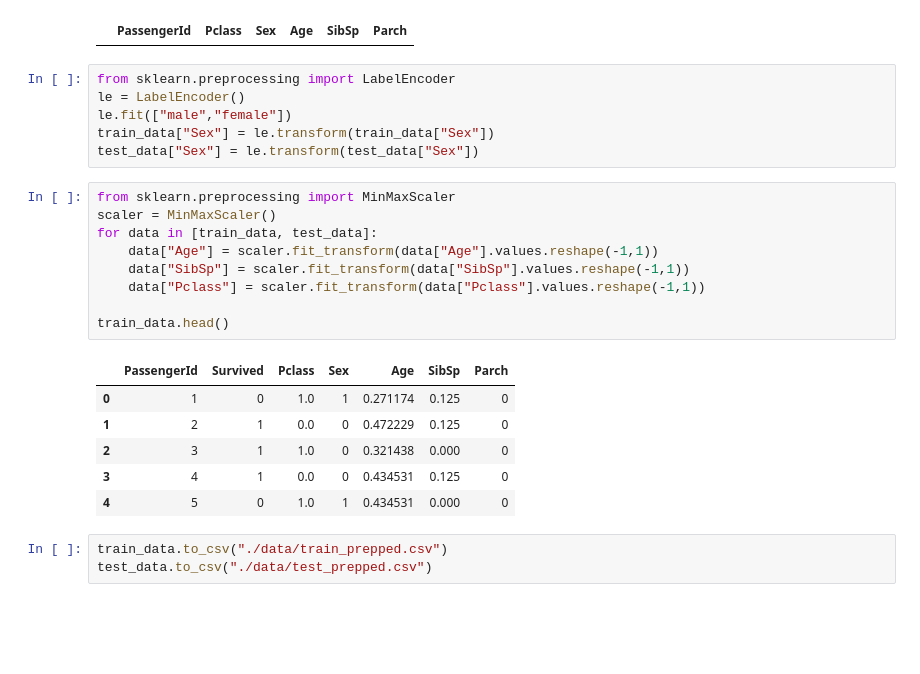
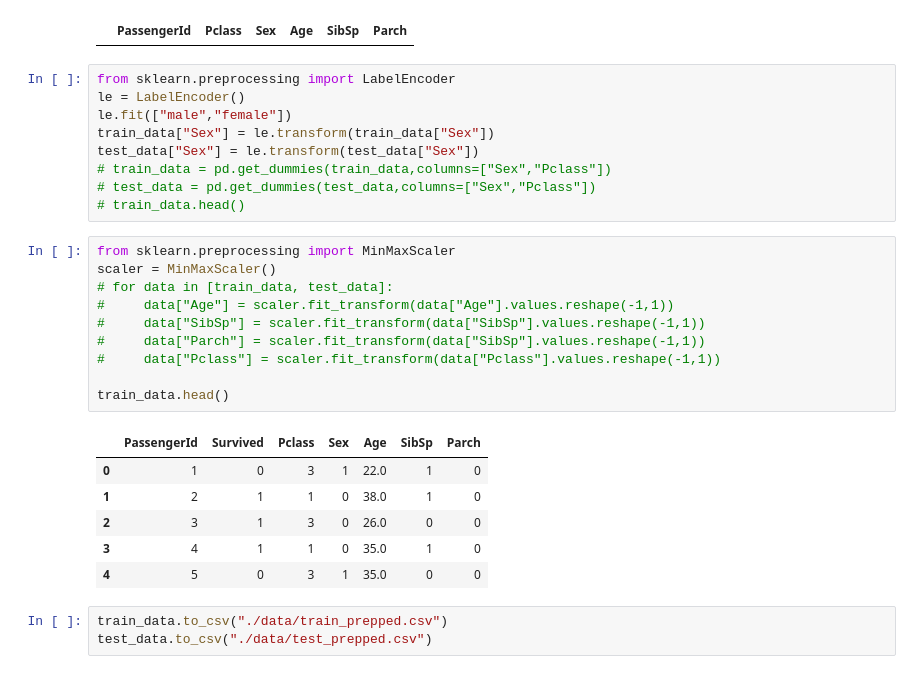
Before and after one commit to rcstilborn/Kaggle, a Jupyter notebook: Titanic/Titanic.ipynb, the cells around one changed output. Drawn from its saved outputs; the diff is of its cells as text; blank space fills up the shorter version.

Commit message:
Took out normalization of Age, Parch, sinSp, and Pclass and improved!

```diff
--- a/Titanic/Titanic.ipynb
+++ b/Titanic/Titanic.ipynb
@@ -121,22 +130,26 @@ le = LabelEncoder()
 le.fit(["male","female"])
 train_data["Sex"] = le.transform(train_data["Sex"])
 test_data["Sex"] = le.transform(test_data["Sex"])
+# train_data = pd.get_dummies(train_data,columns=["Sex","Pclass"])
+# test_data = pd.get_dummies(test_data,columns=["Sex","Pclass"])
+# train_data.head()
 # %%
 from sklearn.preprocessing import MinMaxScaler
 scaler = MinMaxScaler()
-for data in [train_data, test_data]:
-    data["Age"] = scaler.fit_transform(data["Age"].values.reshape(-1,1))
-    data["SibSp"] = scaler.fit_transform(data["SibSp"].values.reshape(-1,1))
-    data["Pclass"] = scaler.fit_transform(data["Pclass"].values.reshape(-1,1))
+# for data in [train_data, test_data]:
+#     data["Age"] = scaler.fit_transform(data["Age"].values.reshape(-1,1))
+#     data["SibSp"] = scaler.fit_transform(data["SibSp"].values.reshape(-1,1))
+#     data["Parch"] = scaler.fit_transform(data["SibSp"].values.reshape(-1,1))
+#     data["Pclass"] = scaler.fit_transform(data["Pclass"].values.reshape(-1,1))
 
 train_data.head()
 # %% [output]
 |  | PassengerId | Survived | Pclass | Sex | Age | SibSp | Parch |
-| 0 | 1 | 0 | 1.0 | 1 | 0.271174 | 0.125 | 0 |
-| 1 | 2 | 1 | 0.0 | 0 | 0.472229 | 0.125 | 0 |
-| 2 | 3 | 1 | 1.0 | 0 | 0.321438 | 0.000 | 0 |
-| 3 | 4 | 1 | 0.0 | 0 | 0.434531 | 0.125 | 0 |
-| 4 | 5 | 0 | 1.0 | 1 | 0.434531 | 0.000 | 0 |
+| 0 | 1 | 0 | 3 | 1 | 22.0 | 1 | 0 |
+| 1 | 2 | 1 | 1 | 0 | 38.0 | 1 | 0 |
+| 2 | 3 | 1 | 3 | 0 | 26.0 | 0 | 0 |
+| 3 | 4 | 1 | 1 | 0 | 35.0 | 1 | 0 |
+| 4 | 5 | 0 | 3 | 1 | 35.0 | 0 | 0 |
 # %%
 train_data.to_csv("./data/train_prepped.csv")
 test_data.to_csv("./data/test_prepped.csv")
```
Also changed, not shown: parts of 4 cells of this notebook, 2 other files.
